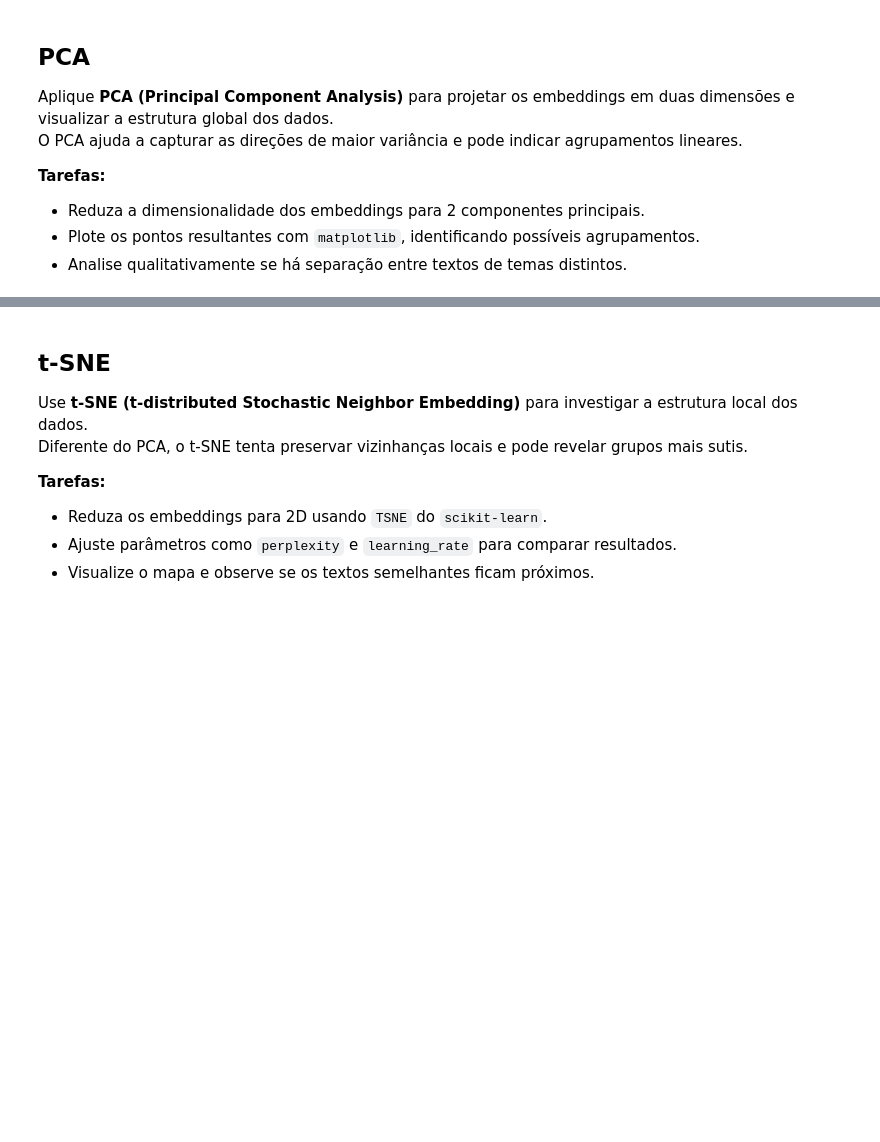
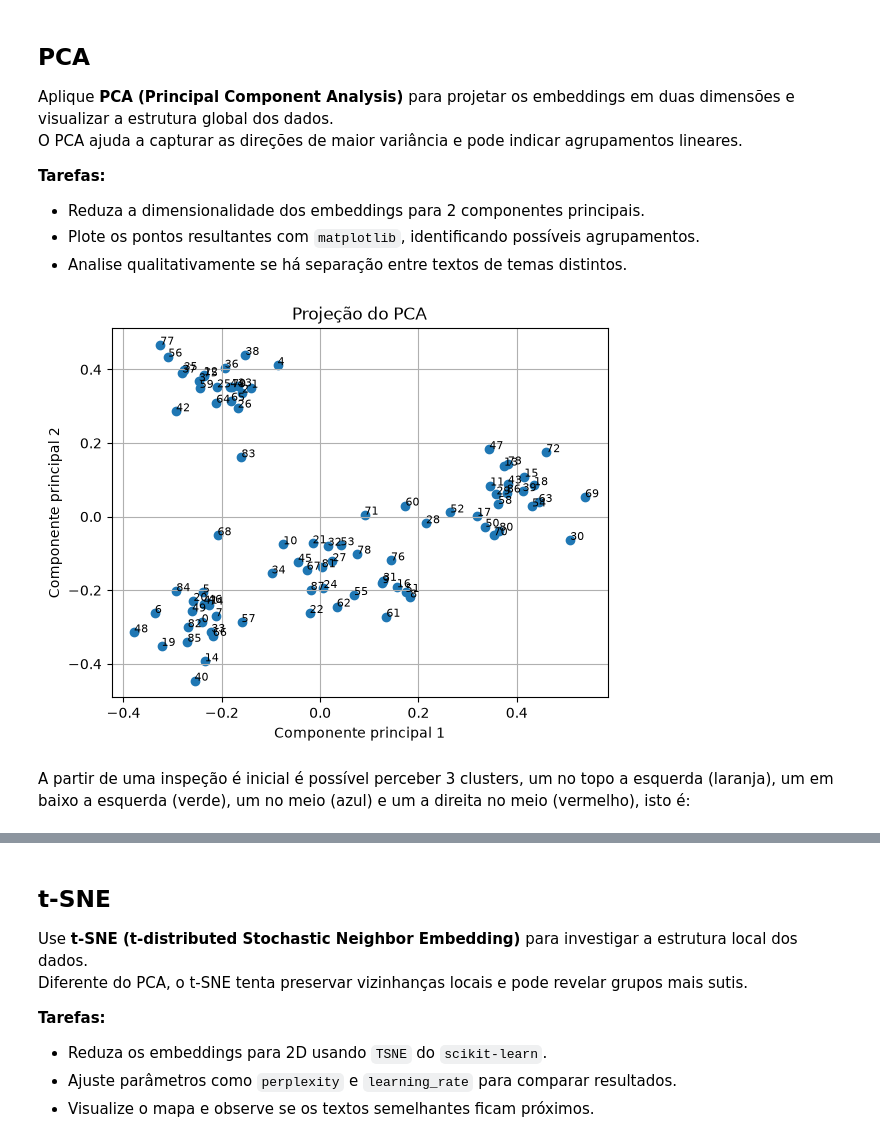
Before and after one commit to vleema/unsupervised-learning, a Jupyter notebook: 12 - Embeddings Analysis.ipynb, the cells around one changed output, grey strips where cells are left out. Cells and saved outputs as stored; diff of their text form; code cells hidden in the pictures; blank space fills up the shorter version.

```diff
--- a/12 - Embeddings Analysis.ipynb
+++ b/12 - Embeddings Analysis.ipynb
@@ -100,0 +105,4 @@ O objetivo é obter uma matriz `X` com formato **(N, dim)**, onde **N** é o nú
+# %%
+device = 'cuda' if torch.cuda.is_available() else 'cpu'
+model_name = 'sentence-transformers/all-MiniLM-L6-v2'
+model = SentenceTransformer(model_name, device=device)
@@ -100,0 +111,4 @@ O objetivo é obter uma matriz `X` com formato **(N, dim)**, onde **N** é o nú
+# %%
+X = model.encode(sentences)
+print(f"Shape da matriz de embeddings: {X.shape}")
+print(f"Embedding da primeira sentença:\n {X[0][:10]}")
@@ -110,0 +134,20 @@ O PCA ajuda a capturar as direções de maior variância e pode indicar agrupame
+# %%
+pca = PCA(n_components=2)
+X_pca = pca.fit_transform(X)
+# %%
+fig, ax = plt.subplots()
+
+ax.scatter(X_pca[:, 0], X_pca[:, 1])
+
+for i, _ in enumerate(sentences):
+    ax.annotate(str(i), (X_pca[i, 0], X_pca[i, 1]), fontsize=8)
+
+ax.set_xlabel("Componente principal 1")
+ax.set_ylabel("Componente principal 2")
+ax.set_title("Projeção do PCA")
+ax.grid(True)
+plt.show()
+# %% [output]
+[figure, added]
+# %% [markdown]
+A partir de uma inspeção é inicial é possível perceber 3 clusters, um no topo a esquerda (laranja), um em baixo a esquerda (verde), um no meio (azul) e um a direita no meio (vermelho), isto é:
```
Also changed, not shown: parts of 24 cells of this notebook, 10 other files.
